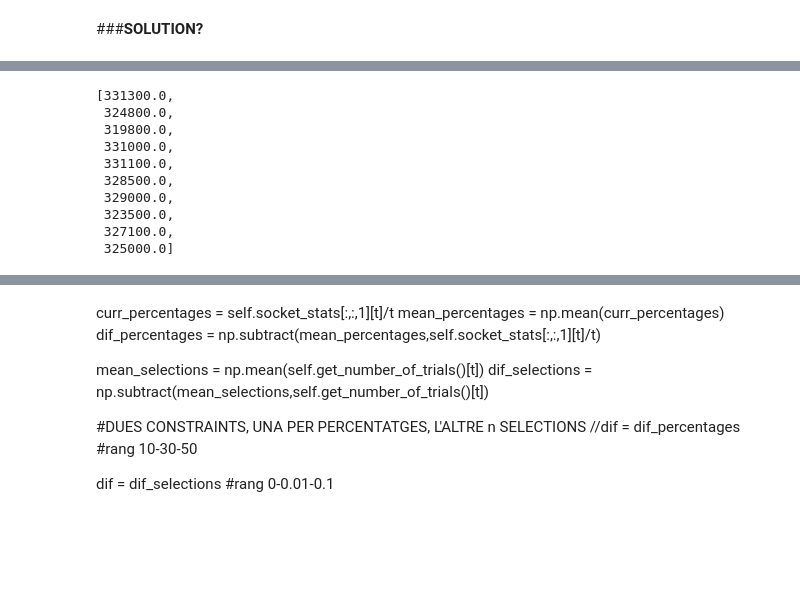
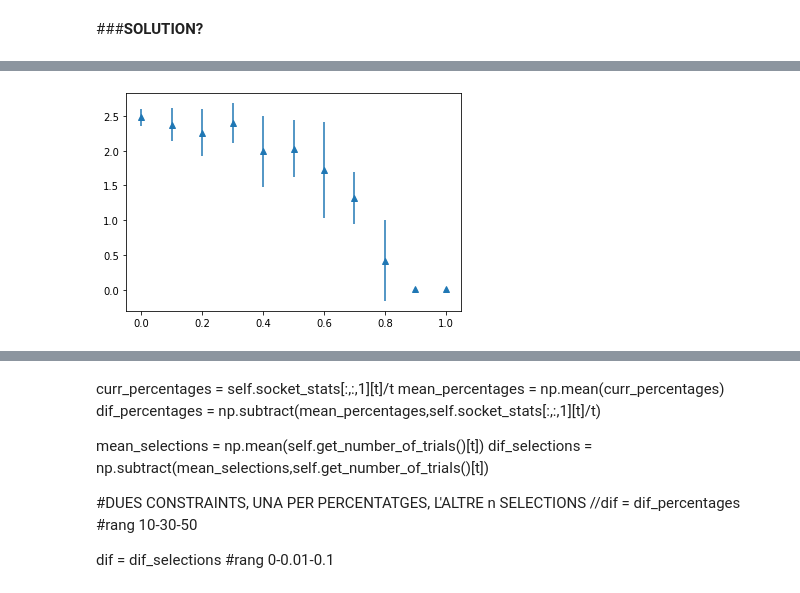
Before and after one commit to quimHM/QHM_TFG_repository, a Jupyter notebook: MAB_sim.ipynb, the cells around one changed output, grey strips where cells are left out. Saved outputs shown, nothing was run; the diff lists cells and outputs as text; code cells hidden in the pictures; blank space fills up the shorter version.

```diff
--- a/MAB_sim.ipynb
+++ b/MAB_sim.ipynb
@@ -1282,13 +1295,5 @@ plt.show()  #final bias (y) vs subopt value (x)
-# %%
-[rwd_results[i][0] for i in range(len(rwd_results))]
-# %% [output]
-[331300.0,
- 324800.0,
- 319800.0,
- 331000.0,
- 331100.0,
- 328500.0,
- 329000.0,
- 323500.0,
- 327100.0,
- 325000.0]
+# %%
+plt.errorbar(xrate, yrate, erate, linestyle='None', marker='^')
+plt.show()  #final bias (y) vs subopt value (x)
+# %% [output]
+[figure, added]
```
Also changed, not shown: parts of 50 cells of this notebook.
